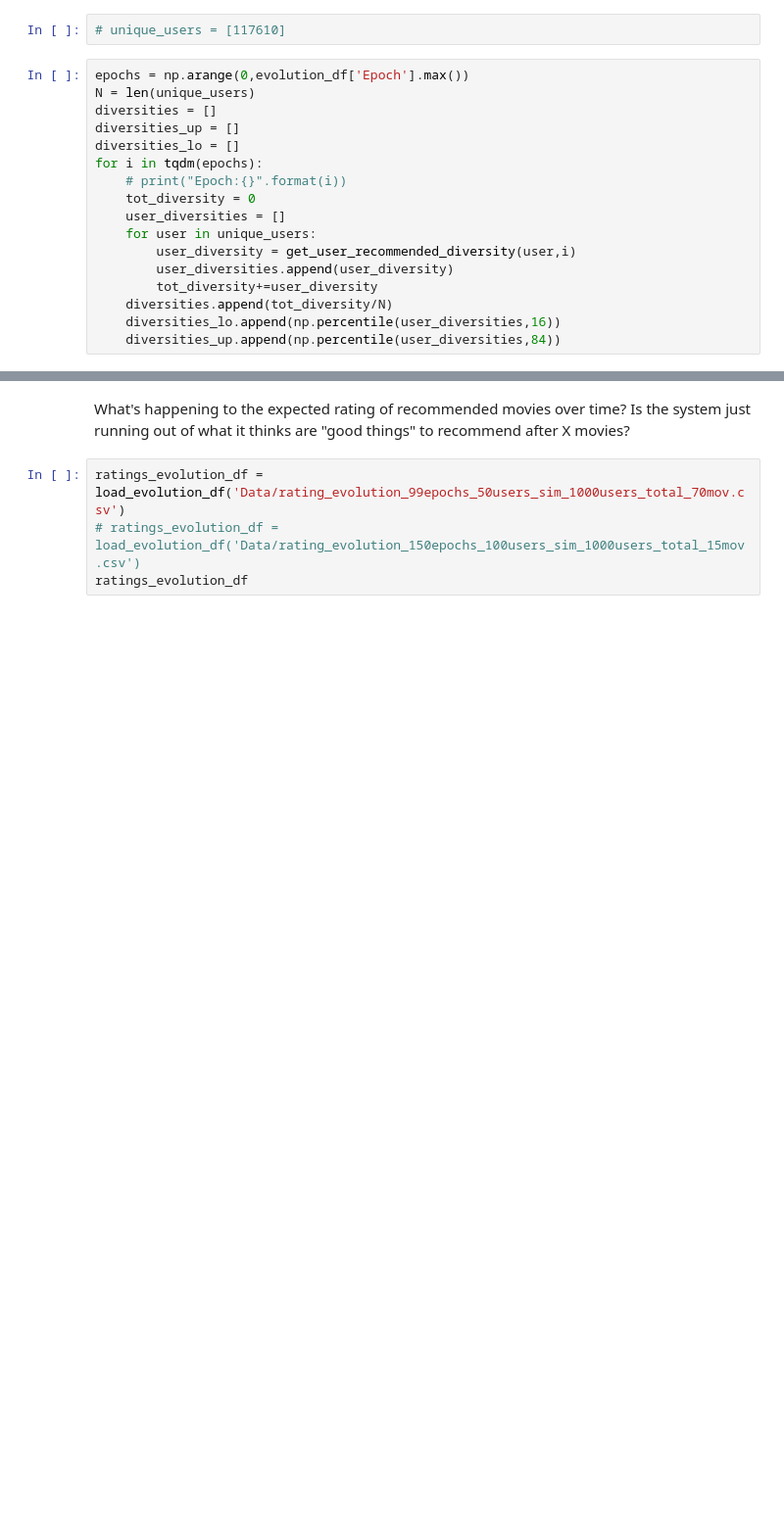
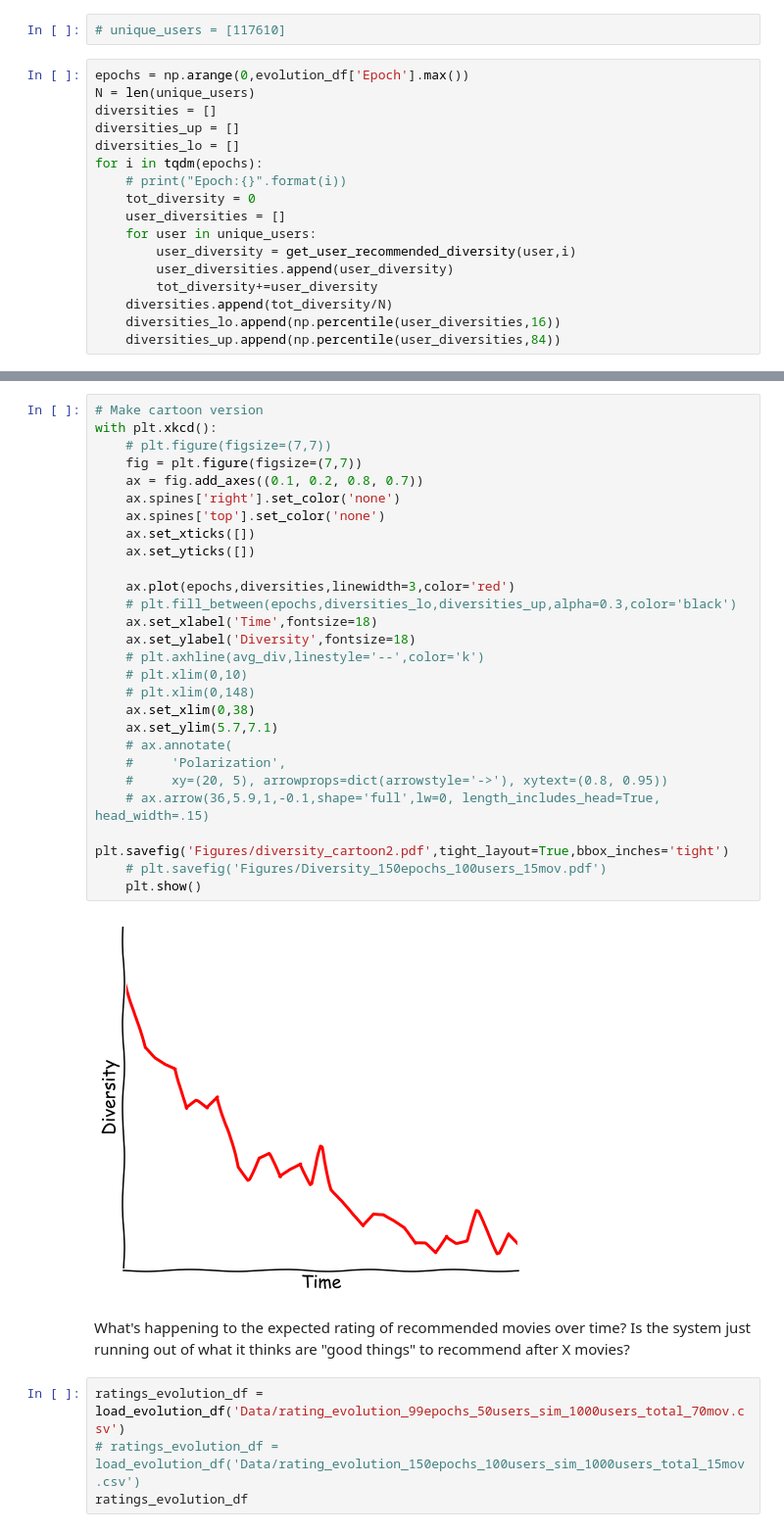
Before and after one commit to enoordeh/WestCoastDatathon, a Jupyter notebook: diversity.ipynb, the cells around one changed output, grey strips where cells are left out. Shown at 98% size. Saved outputs shown, nothing was run; the diff lists cells and outputs as text; blank space fills up the shorter version.

```diff
--- a/diversity.ipynb
+++ b/diversity.ipynb
@@ -345,3 +350,32 @@ plt.show()
+# %%
+# Make cartoon version
+with plt.xkcd():
+    # plt.figure(figsize=(7,7))
+    fig = plt.figure(figsize=(7,7))
+    ax = fig.add_axes((0.1, 0.2, 0.8, 0.7))
+    ax.spines['right'].set_color('none')
+    ax.spines['top'].set_color('none')
+    ax.set_xticks([])
+    ax.set_yticks([])
+
+    ax.plot(epochs,diversities,linewidth=3,color='red')
+    # plt.fill_between(epochs,diversities_lo,diversities_up,alpha=0.3,color='black')
+    ax.set_xlabel('Time',fontsize=18)
+    ax.set_ylabel('Diversity',fontsize=18)
+    # plt.axhline(avg_div,linestyle='--',color='k')
+    # plt.xlim(0,10)
+    # plt.xlim(0,148)
+    ax.set_xlim(0,38)
+    ax.set_ylim(5.7,7.1)
+    # ax.annotate(
+    #     'Polarization',
+    #     xy=(20, 5), arrowprops=dict(arrowstyle='->'), xytext=(0.8, 0.95))
+    # ax.arrow(36,5.9,1,-0.1,shape='full',lw=0, length_includes_head=True, head_width=.15)
+    plt.savefig('Figures/diversity_cartoon2.pdf',tight_layout=True,bbox_inches='tight')
+    # plt.savefig('Figures/Diversity_150epochs_100users_15mov.pdf')
+    plt.show()
+# %% [output]
+[figure, added]
 # %% [markdown]
 What's happening to the expected rating of recommended movies over time? Is the system just running out of what it thinks are "good things" to recommend after X movies?
 # %%
```
Also changed, not shown: parts of 3 cells of this notebook, 1 other file.
